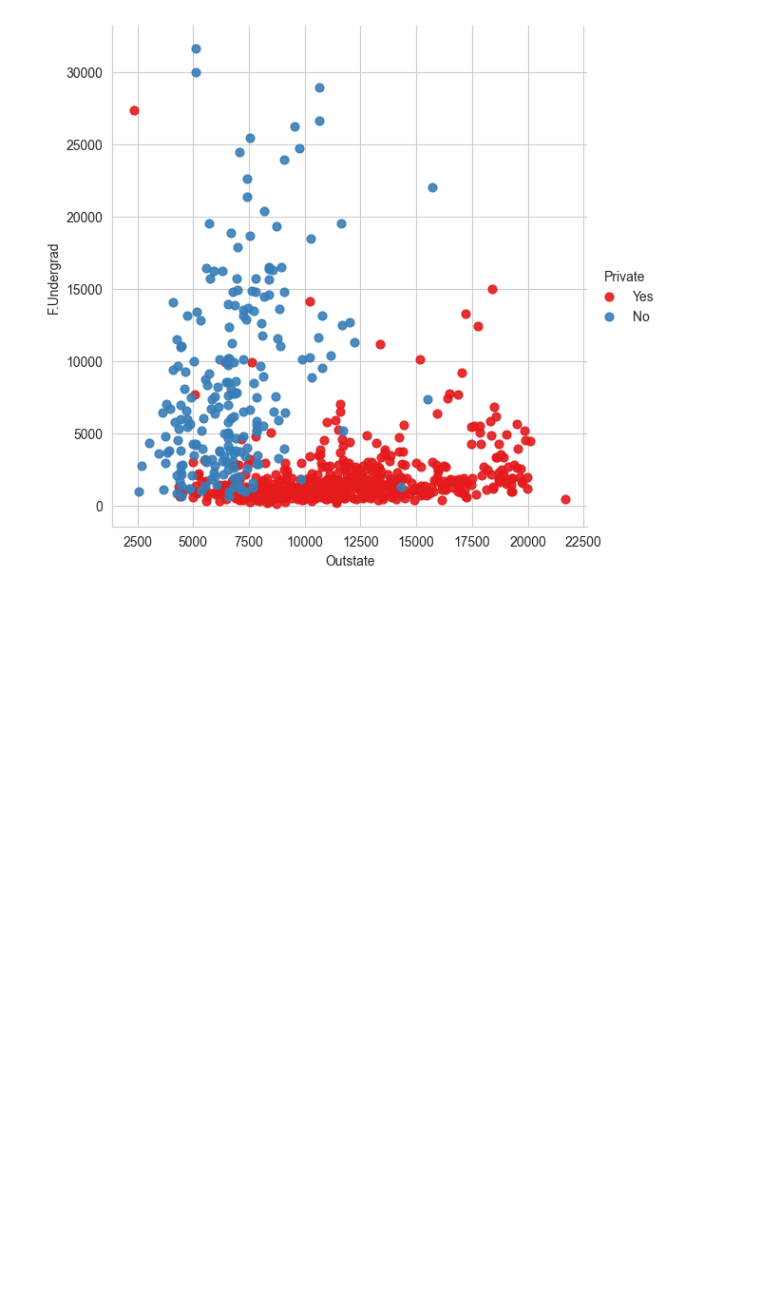
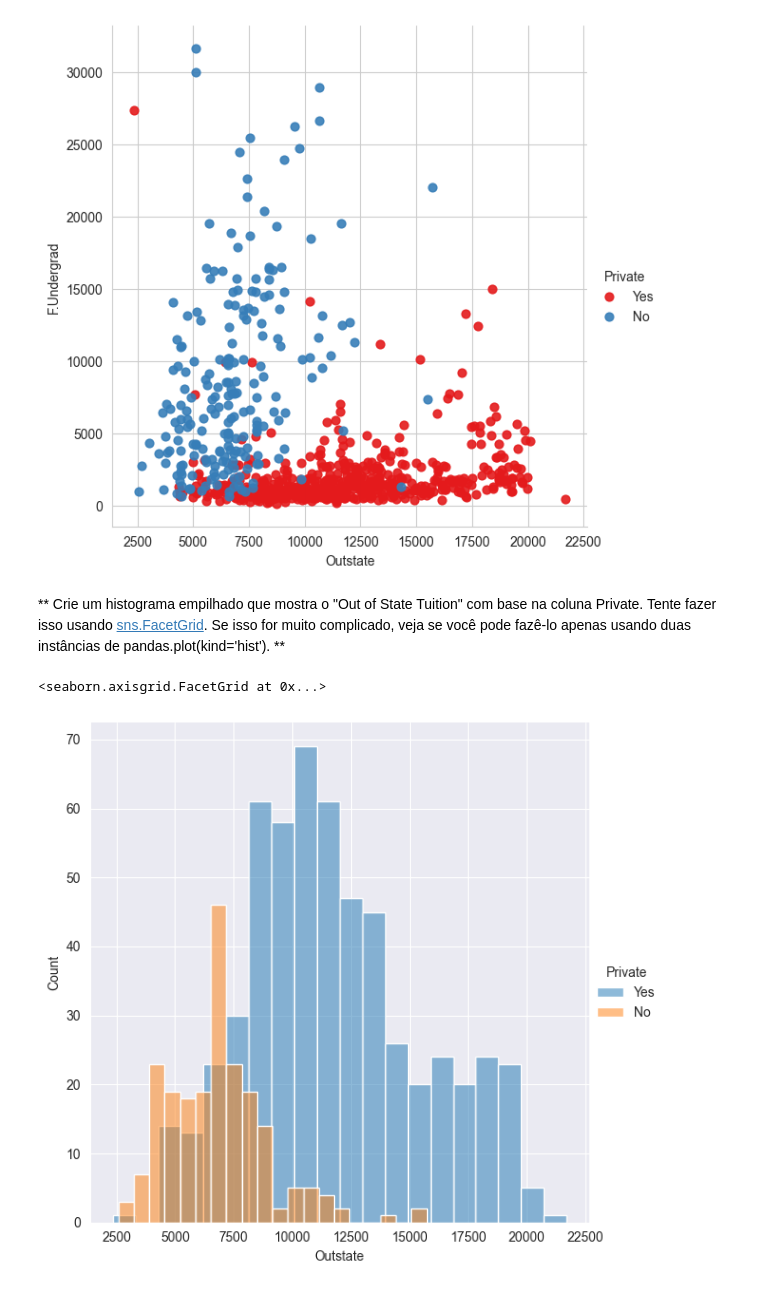
Before and after one commit to ludiemert/Unsupervised_Models, a Jupyter notebook: 2_K_Means_Clustering_Project/K_Means_Clustering_Project .ipynb, the cells around one changed output. Saved outputs shown, nothing was run; the diff lists cells and outputs as text; code cells hidden in the pictures; blank space fills up the shorter version.

Commit message:
add img 4_FacetGrid_K_Means and img 5

```diff
--- a/2_K_Means_Clustering_Project/K_Means_Clustering_Project .ipynb
+++ b/2_K_Means_Clustering_Project/K_Means_Clustering_Project .ipynb
@@ -170,3 +170,14 @@ sns.lmplot(
 # %% [output]
 <seaborn.axisgrid.FacetGrid at 0x...>
 [figure]
+# %% [markdown]
+** Crie um histograma empilhado que mostra o "Out of State Tuition" com base na coluna Private. Tente fazer isso usando [sns.FacetGrid](https://stanford.edu/~mwaskom/software/seaborn/generated/seaborn.FacetGrid.html). Se isso for muito complicado, veja se você pode fazê-lo apenas usando duas instâncias de pandas.plot(kind='hist'). **
+# %%
+sns.set_style('darkgrid')
+
+g = sns.FacetGrid(df, hue='Private', height=6)
+g.map(sns.histplot, 'Outstate', bins=20, alpha=0.5)
+g.add_legend()
+# %% [output]
+<seaborn.axisgrid.FacetGrid at 0x...>
+[figure, added]
```
Also changed, not shown: parts of 1 cell of this notebook, 2 other files.
